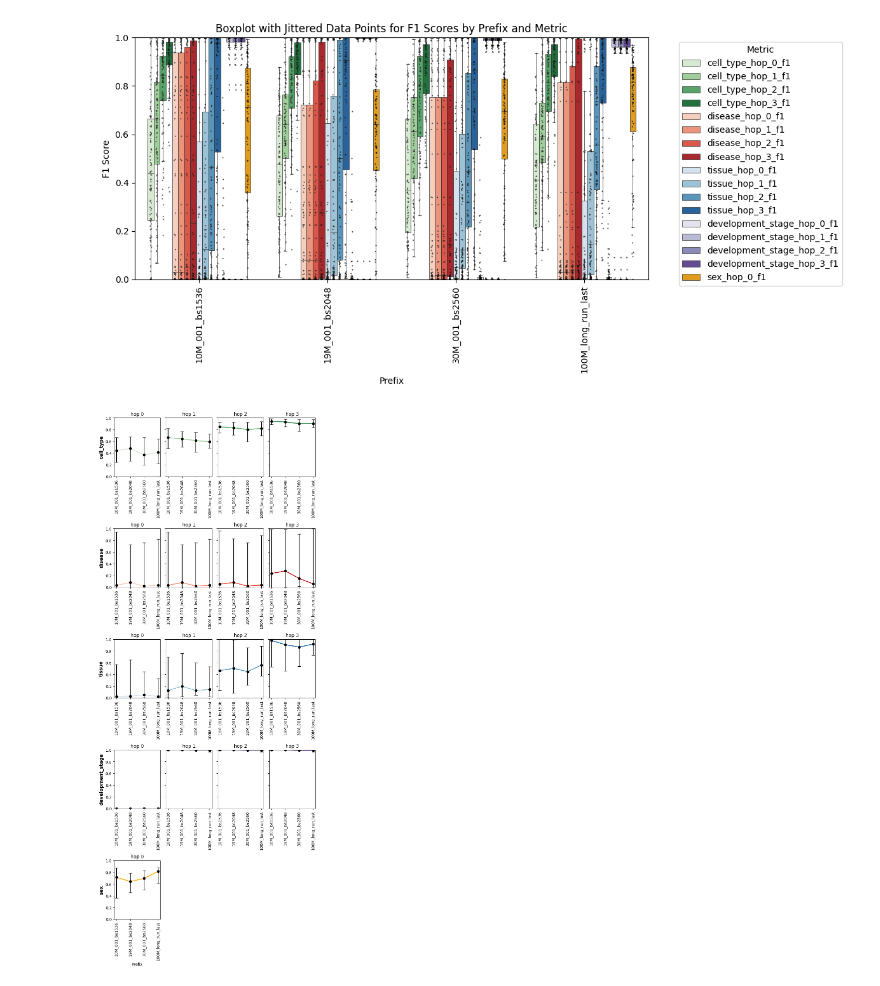
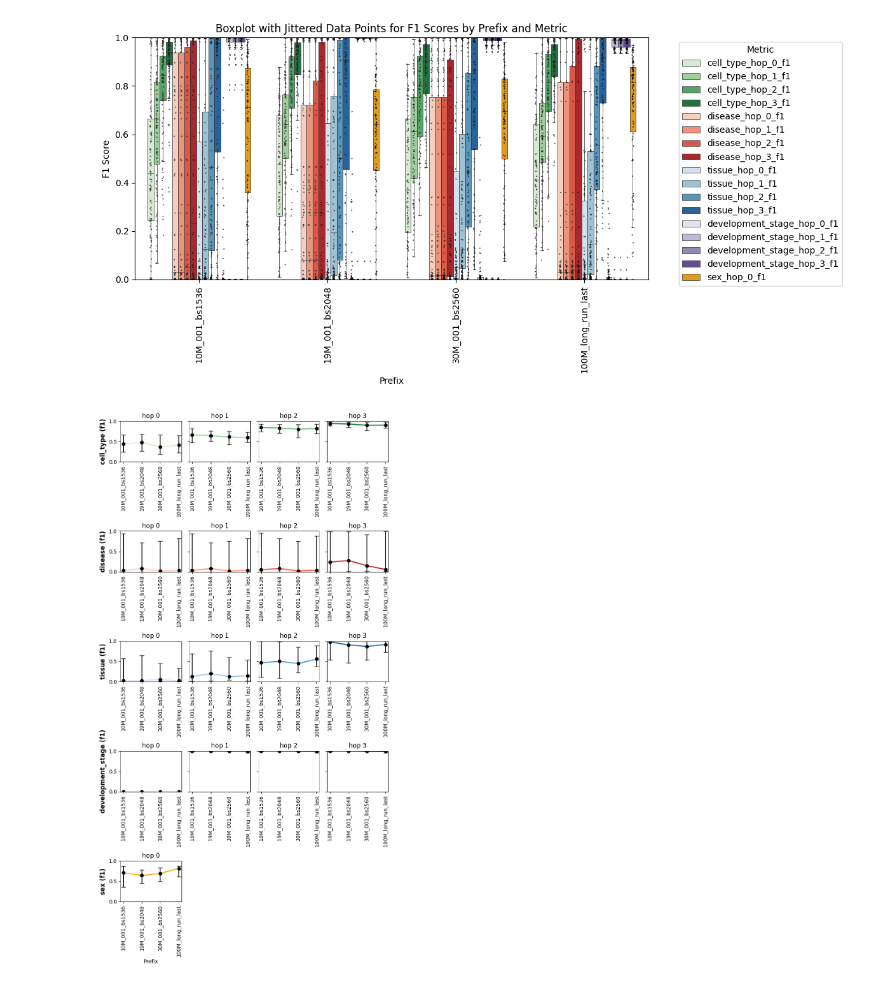
Before and after one commit to cellarium-ai/cellarium-ml, a Jupyter notebook: notebooks/cellariumgpt_inference/metadata_benchmarking/03_analyze_metadata_predictions.ipynb, the cells around one changed output. Saved outputs shown, nothing was run; the diff lists cells and outputs as text; code cells hidden in the pictures.

```diff
--- a/notebooks/cellariumgpt_inference/metadata_benchmarking/03_analyze_metadata_predictions.ipynb
+++ b/notebooks/cellariumgpt_inference/metadata_benchmarking/03_analyze_metadata_predictions.ipynb
@@ -61,6 +61,7 @@ from collections import defaultdict
 from tqdm.auto import tqdm
 
 results = defaultdict(list)
+eps = 1e-8
 
 for prefix_idx in tqdm(range(len(PREFIX_LIST))):
     prefix = PREFIX_LIST[prefix_idx]
@@ -72,21 +73,41 @@ for prefix_idx in tqdm(range(len(PREFIX_LIST))):
         results["val_adata_id"].append(val_adata_id)
 
         for key in ["cell_type", "disease", "development_stage", "tissue", "sex"]:
+            terms = meta_adata.uns[f"{key}_ontology_term_ids"]
+            mapper = {term: idx for idx, term in enumerate(terms)}
             for n_hops in range(N_HOPS_DICT[key] + 1):
                 metric = f"{key}_hop_{n_hops}"
                 sensitivity_col_name = f"{metric}_sensitivity"
                 specificity_col_name = f"{metric}_specificity"
                 try:
-                    recall = meta_adata.obs[sensitivity_col_name].dropna().values.mean()
-                    precision = meta_adata.obs[specificity_col_name].dropna().values.mean()
+                    new_obs = meta_adata.obs.dropna(subset=[sensitivity_col_name, specificity_col_name])
+                    if len(new_obs) == 0:
+                        print(f"Error processing {key} for val_adata_id {val_adata_id} and prefix {prefix}")
+                    recall = new_obs[sensitivity_col_name].values.mean()
+                    precision = new_obs[specificity_col_name].values.mean()
                     f1 = 2 * (precision * recall) / (precision + recall)
+                    logodds = np.log(new_obs[sensitivity_col_name].values + eps) - np.log(1 - new_obs[specificity_col_name].values + eps)
+                    logodds = logodds.mean()
                 except:
+                    print(f"Error processing {key} for val_adata_id {val_adata_id} and prefix {prefix}")
                     recall = np.nan
                     precision = np.nan
                     f1 = np.nan
+                    logodds = np.nan
 
+                # truth_names = meta_adata.obs[f"{key}_ontology_term_id"].values
+                # truth_indices = np.asarray(list(map(mapper.get, truth_names)))
+                # weights = np.ones_like(truth_indices)
+                # bad_indices = [idx for idx in range(len(truth_names)) if truth_names[idx] not in mapper]
+                # weights[bad_indices] = 0
+                # truth_indices[bad_indices] = 0
+                # loss = - weights * meta_adata.obsm[f"{key}_class_logits"][np.arange(len(meta_adata)), truth_indices.astype(int)]
+                # loss = loss.mean()
+
+                # results[f"{metric}_loss"].append(loss)
                 results[f"{metric}_recall"].append(recall)
                 results[f"{metric}_precision"].append(precision)
                 results[f"{metric}_f1"].append(f1)
+                results[f"{metric}_logodds"].append(logodds)
 # %%
 results_df = pd.DataFrame(results)
@@ -430,15 +426,12 @@ import numpy as np
 import matplotlib.pyplot as plt
 from matplotlib import cm
 
-# Example PREFIX_LIST (adjust as needed)
-PREFIX_LIST = ['prefixA', 'prefixB', 'prefixC', 'prefixD']
-
 # -------------------------------
 # User-specified options:
 # Choose which metric to plot: 'f1', 'sensitivity', or 'specificity'
 value_to_plot = 'f1'
 # Flag to select summary statistic: True uses mean/std, False uses median/IQR.
-use_mean = True
+use_mean = False
 # -------------------------------
 
 # Define metric groups and available hops.
@@ -504,7 +497,7 @@ df_long = df_long.dropna(subset=[value_to_plot])
 n_rows = len(metric_groups)
 max_cols = max(len(hops) for hops in metric_groups.values())
 
-fig, axes = plt.subplots(n_rows, max_cols, figsize=(4 * max_cols, 4 * n_rows), sharey=True)
+fig, axes = plt.subplots(n_rows, max_cols, figsize=(2 * max_cols, 3 * n_rows), sharey=True)
 
 # Loop over each metric group (row) and each hop (column).
 for row_idx, (group, hops) in enumerate(metric_groups.items()):
@@ -538,32 +531,32 @@ for row_idx, (group, hops) in enumerate(metric_groups.items()):
             y_err = [y_err_lower.values, y_err_upper.values]
 
         x = np.arange(len(PREFIX_LIST))
         # Retrieve the precomputed color (default to gray if not found).
         line_color = palette.get(metric_name, 'gray')
 
         # Plot black markers with error bars.
         ax.errorbar(
             x, y_vals, yerr=y_err,
             fmt='o', color='black', ecolor='black',
             capsize=4, markersize=6, linestyle='None'
         )
         # Connect the markers with a line in the precomputed color.
         ax.plot(x, y_vals, color=line_color, linestyle='-', linewidth=2)
 
         ax.set_xticks(x)
         ax.set_xticklabels(PREFIX_LIST, rotation=90)
         ax.set_ylim(0, 1)
         # Set the title to show the hop value.
         ax.set_title(f"hop {hop}")
 
         # Label the y-axis with the metric group on the leftmost panel.
         if col_idx == 0:
-            ax.set_ylabel(group, fontsize=12, fontweight='bold')
+            ax.set_ylabel(f"{group} ({value_to_plot})", fontsize=12, fontweight='bold')
         # Label the x-axis on the bottom row.
         if row_idx == n_rows - 1:
             ax.set_xlabel('Prefix')
 
 plt.tight_layout()
 plt.show()
 # %% [output]
-[figure, old version]
+[figure, new version]
```
Also changed, not shown: parts of 3 cells of this notebook, 10 other files.
